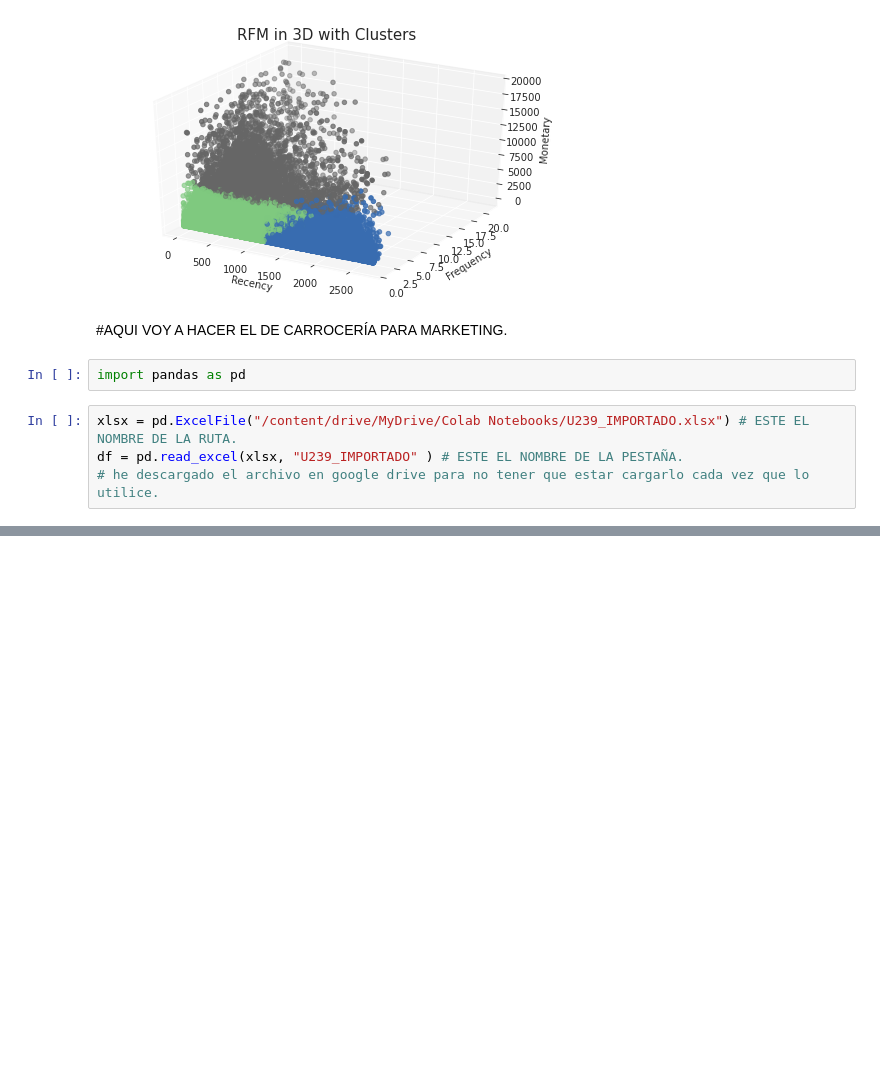
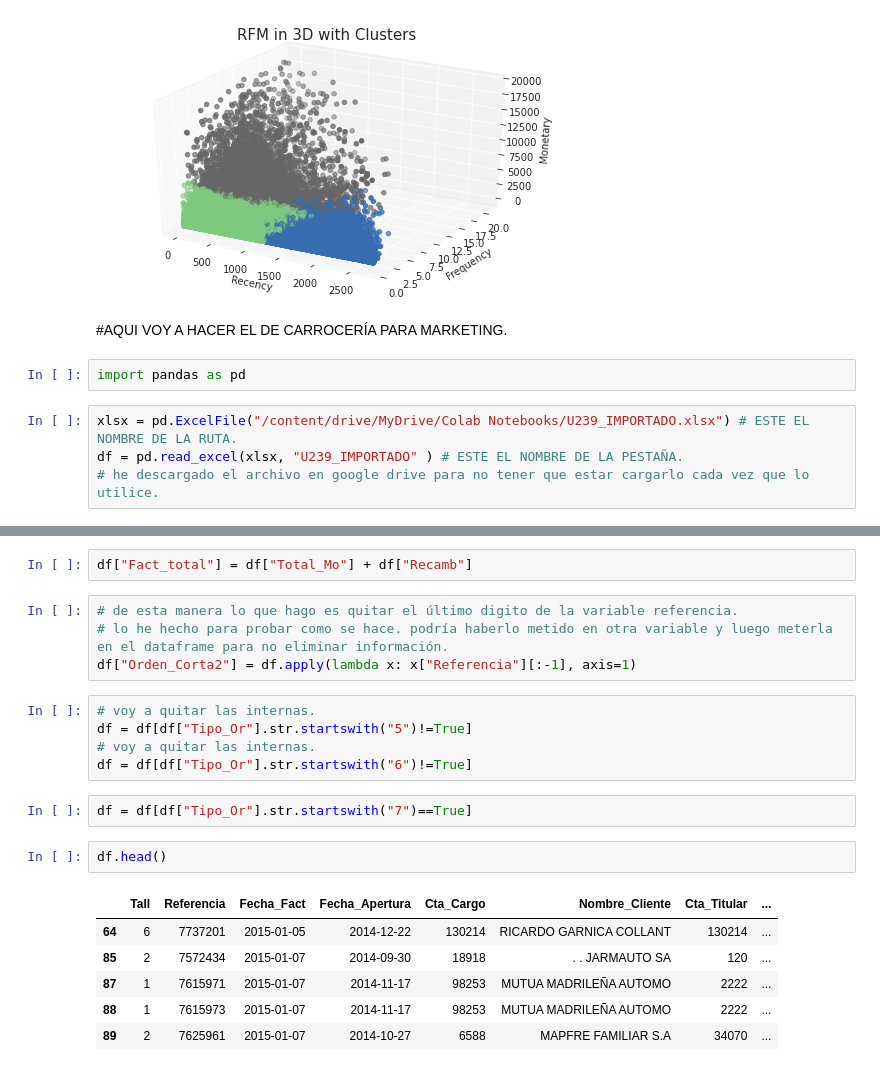
Before and after one commit to pacomm5/PLANTILLAS2, a Jupyter notebook: COHORT3_MIO4.ipynb, the cells around one changed output, grey strips where cells are left out. Saved outputs shown, nothing was run; the diff lists cells and outputs as text; blank space fills up the shorter version.

```diff
--- a/COHORT3_MIO4.ipynb
+++ b/COHORT3_MIO4.ipynb
@@ -1687,0 +1745,22 @@ df = pd.read_excel(xlsx, "U239_IMPORTADO" ) # ESTE EL NOMBRE DE LA PESTAÑA.
+# %%
+df["Fact_total"] = df["Total_Mo"] + df["Recamb"]
+# %%
+# de esta manera lo que hago es quitar el último digito de la variable referencia.
+# lo he hecho para probar como se hace. podría haberlo metido en otra variable y luego meterla en el dataframe para no eliminar información.
+df["Orden_Corta2"] = df.apply(lambda x: x["Referencia"][:-1], axis=1)
+# %%
+# voy a quitar las internas.
+df = df[df["Tipo_Or"].str.startswith("5")!=True]
+# voy a quitar las internas.
+df = df[df["Tipo_Or"].str.startswith("6")!=True]
+# %%
+df = df[df["Tipo_Or"].str.startswith("7")==True]
+# %%
+df.head()
+# %% [output]
+|  | Tall | Referencia | Fecha_Fact | Fecha_Apertura | Cta_Cargo | Nombre_Cliente | Cta_Titular | ... |
+| 64 | 6 | 7737201 | 2015-01-05 | 2014-12-22 | 130214 | RICARDO GARNICA COLLANT | 130214 | ... |
+| 85 | 2 | 7572434 | 2015-01-07 | 2014-09-30 | 18918 | . . JARMAUTO SA | 120 | ... |
+| 87 | 1 | 7615971 | 2015-01-07 | 2014-11-17 | 98253 | MUTUA MADRILEÑA AUTOMO | 2222 | ... |
+| 88 | 1 | 7615973 | 2015-01-07 | 2014-11-17 | 98253 | MUTUA MADRILEÑA AUTOMO | 2222 | ... |
+| 89 | 2 | 7625961 | 2015-01-07 | 2014-10-27 | 6588 | MAPFRE FAMILIAR S.A | 34070 | ... |
```
Also changed, not shown: parts of 6 cells of this notebook.
